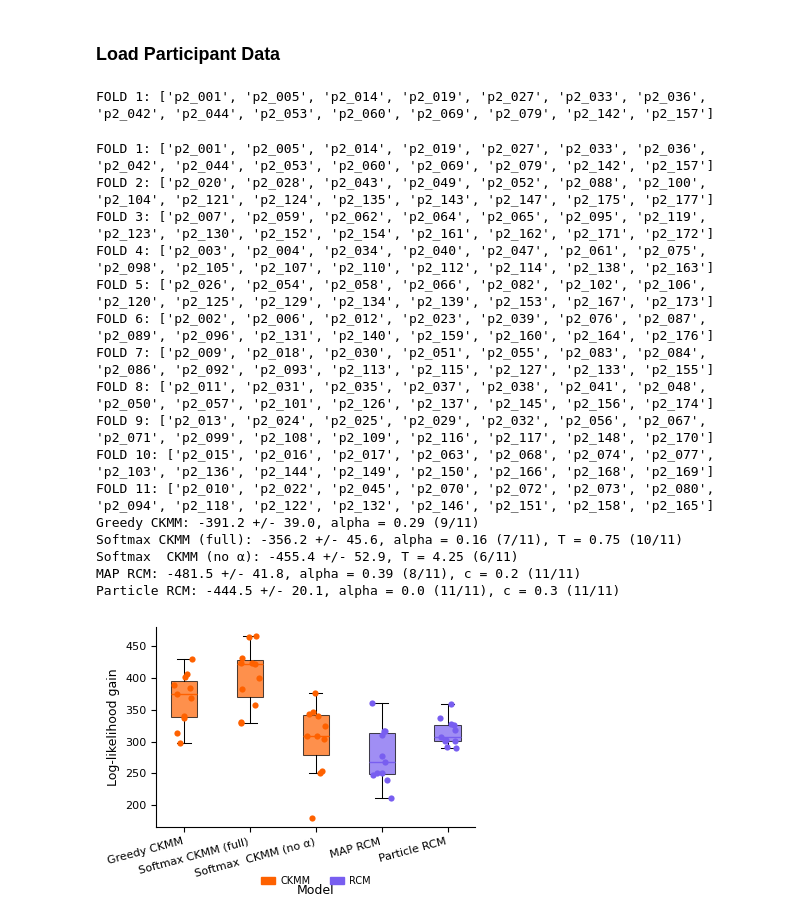
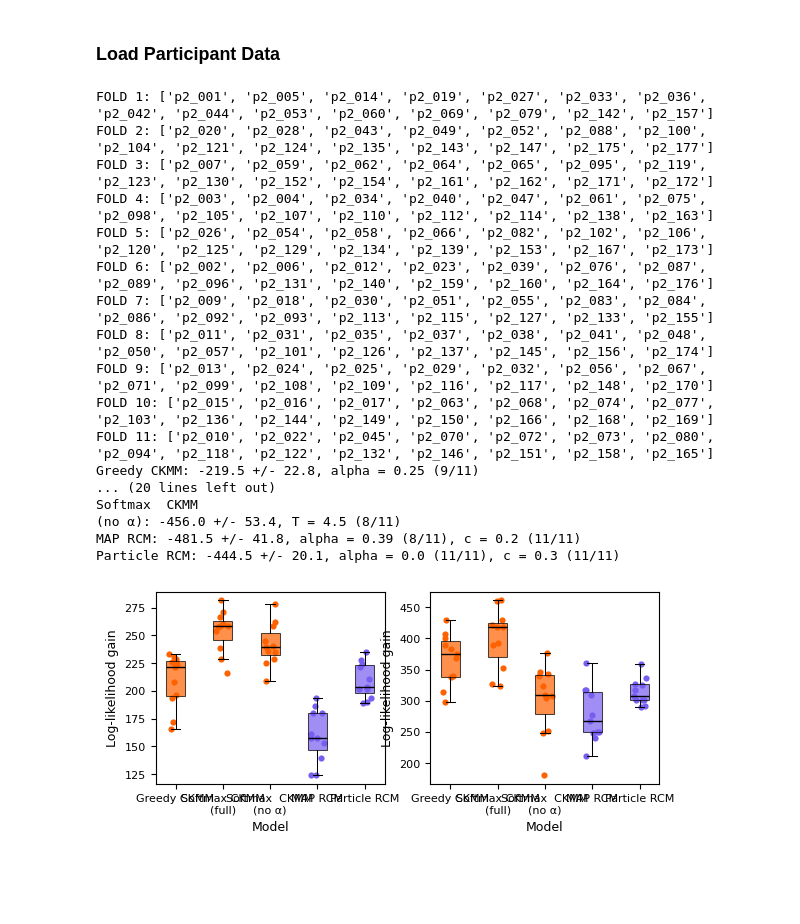
Before and after one commit to katie-warburton/Sequence-Effects-in-Hierarchical-Category-Systems, a Jupyter notebook: Model Comparison.ipynb, the cells around one changed output. Saved outputs shown, nothing was run; the diff lists cells and outputs as text; code cells hidden in the pictures; blank space fills up the shorter version.

Commit message:
save online in case :0

```diff
--- a/Model Comparison.ipynb
+++ b/Model Comparison.ipynb
@@ -221,26 +222,32 @@ item_values = [np.array([val]) for val in item_values.tolist()]
 
 folds = 11
 # %%
-lls2, params2, ns2 = k_fold_cross_validation(ocs_data2, rcm_data2, (alphas, c_vals, temps), 2, item_values, folds, save=True)
+fig, axes = plt.subplots(1, 2, figsize=(6.5, 2.5))
+lls2, params2, ns2= k_fold_cross_validation(ocs_data2, rcm_data2, (alphas, c_vals, temps), 2, item_values, folds, save=True, ax=axes[0])
+lls3, params3, ns3 = k_fold_cross_validation(ocs_data3, rcm_data3, (alphas, c_vals, temps), 3, item_values, folds, save=True, ax=axes[1])
+axes[0].set_ylim(100, 300)
+axes[0].set_yticks([100, 150, 200, 250, 300])
+axes[0].yaxis.set_minor_locator(AutoMinorLocator(2))
+
+axes[1].set_ylim(100, 500)
+axes[1].set_yticks([100, 200, 300, 400, 500])
+axes[1].yaxis.set_minor_locator(AutoMinorLocator(2))
 # %% [output]
 FOLD 1: ['p2_001', 'p2_005', 'p2_014', 'p2_019', 'p2_027', 'p2_033', 'p2_036', 'p2_042', 'p2_044', 'p2_053', 'p2_060', 'p2_069', 'p2_079', 'p2_142', 'p2_157']
+FOLD 2: ['p2_020', 'p2_028', 'p2_043', 'p2_049', 'p2_052', 'p2_088', 'p2_100', 'p2_104', 'p2_121', 'p2_124', 'p2_135', 'p2_143', 'p2_147', 'p2_175', 'p2_177']
+FOLD 3: ['p2_007', 'p2_059', 'p2_062', 'p2_064', 'p2_065', 'p2_095', 'p2_119', 'p2_123', 'p2_130', 'p2_152', 'p2_154', 'p2_161', 'p2_162', 'p2_171', 'p2_172']
+FOLD 4: ['p2_003', 'p2_004', 'p2_034', 'p2_040', 'p2_047', 'p2_061', 'p2_075', 'p2_098', 'p2_105', 'p2_107', 'p2_110', 'p2_112', 'p2_114', 'p2_138', 'p2_163']
+FOLD 5: ['p2_026', 'p2_054', 'p2_058', 'p2_066', 'p2_082', 'p2_102', 'p2_106', 'p2_120', 'p2_125', 'p2_129', 'p2_134', 'p2_139', 'p2_153', 'p2_167', 'p2_173']
+FOLD 6: ['p2_002', 'p2_006', 'p2_012', 'p2_023', 'p2_039', 'p2_076', 'p2_087', 'p2_089', 'p2_096', 'p2_131', 'p2_140', 'p2_159', 'p2_160', 'p2_164', 'p2_176']
+FOLD 7: ['p2_009', 'p2_018', 'p2_030', 'p2_051', 'p2_055', 'p2_083', 'p2_084', 'p2_086', 'p2_092', 'p2_093', 'p2_113', 'p2_115', 'p2_127', 'p2_133', 'p2_155']
+FOLD 8: ['p2_011', 'p2_031', 'p2_035', 'p2_037', 'p2_038', 'p2_041', 'p2_048', 'p2_050', 'p2_057', 'p2_101', 'p2_126', 'p2_137', 'p2_145', 'p2_156', 'p2_174']
+FOLD 9: ['p2_013', 'p2_024', 'p2_025', 'p2_029', 'p2_032', 'p2_056', 'p2_067', 'p2_071', 'p2_099', 'p2_108', 'p2_109', 'p2_116', 'p2_117', 'p2_148', 'p2_170']
+FOLD 10: ['p2_015', 'p2_016', 'p2_017', 'p2_063', 'p2_068', 'p2_074', 'p2_077', 'p2_103', 'p2_136', 'p2_144', 'p2_149', 'p2_150', 'p2_166', 'p2_168', 'p2_169']
+FOLD 11: ['p2_010', 'p2_022', 'p2_045', 'p2_070', 'p2_072', 'p2_073', 'p2_080', 'p2_094', 'p2_118', 'p2_122', 'p2_132', 'p2_146', 'p2_151', 'p2_158', 'p2_165']
+Greedy CKMM: -219.5 +/- 22.8, alpha = 0.25 (9/11)
+... (20 lines left out)
+Softmax  CKMM
+(no α): -456.0 +/- 53.4, T = 4.5 (8/11)
+MAP RCM: -481.5 +/- 41.8, alpha = 0.39 (8/11), c = 0.2 (11/11)
+Particle RCM: -444.5 +/- 20.1, alpha = 0.0 (11/11), c = 0.3 (11/11)
+[figure, added]
-# %%
-lls3, params3, ns3 = k_fold_cross_validation(ocs_data3, rcm_data3, (alphas, c_vals, temps), 3, item_values, folds, save=True)
-# %% [output]
-FOLD 1: ['p2_001', 'p2_005', 'p2_014', 'p2_019', 'p2_027', 'p2_033', 'p2_036', 'p2_042', 'p2_044', 'p2_053', 'p2_060', 'p2_069', 'p2_079', 'p2_142', 'p2_157']
-FOLD 2: ['p2_020', 'p2_028', 'p2_043', 'p2_049', 'p2_052', 'p2_088', 'p2_100', 'p2_104', 'p2_121', 'p2_124', 'p2_135', 'p2_143', 'p2_147', 'p2_175', 'p2_177']
-FOLD 3: ['p2_007', 'p2_059', 'p2_062', 'p2_064', 'p2_065', 'p2_095', 'p2_119', 'p2_123', 'p2_130', 'p2_152', 'p2_154', 'p2_161', 'p2_162', 'p2_171', 'p2_172']
-FOLD 4: ['p2_003', 'p2_004', 'p2_034', 'p2_040', 'p2_047', 'p2_061', 'p2_075', 'p2_098', 'p2_105', 'p2_107', 'p2_110', 'p2_112', 'p2_114', 'p2_138', 'p2_163']
-FOLD 5: ['p2_026', 'p2_054', 'p2_058', 'p2_066', 'p2_082', 'p2_102', 'p2_106', 'p2_120', 'p2_125', 'p2_129', 'p2_134', 'p2_139', 'p2_153', 'p2_167', 'p2_173']
-FOLD 6: ['p2_002', 'p2_006', 'p2_012', 'p2_023', 'p2_039', 'p2_076', 'p2_087', 'p2_089', 'p2_096', 'p2_131', 'p2_140', 'p2_159', 'p2_160', 'p2_164', 'p2_176']
-FOLD 7: ['p2_009', 'p2_018', 'p2_030', 'p2_051', 'p2_055', 'p2_083', 'p2_084', 'p2_086', 'p2_092', 'p2_093', 'p2_113', 'p2_115', 'p2_127', 'p2_133', 'p2_155']
-FOLD 8: ['p2_011', 'p2_031', 'p2_035', 'p2_037', 'p2_038', 'p2_041', 'p2_048', 'p2_050', 'p2_057', 'p2_101', 'p2_126', 'p2_137', 'p2_145', 'p2_156', 'p2_174']
-FOLD 9: ['p2_013', 'p2_024', 'p2_025', 'p2_029', 'p2_032', 'p2_056', 'p2_067', 'p2_071', 'p2_099', 'p2_108', 'p2_109', 'p2_116', 'p2_117', 'p2_148', 'p2_170']
-FOLD 10: ['p2_015', 'p2_016', 'p2_017', 'p2_063', 'p2_068', 'p2_074', 'p2_077', 'p2_103', 'p2_136', 'p2_144', 'p2_149', 'p2_150', 'p2_166', 'p2_168', 'p2_169']
-FOLD 11: ['p2_010', 'p2_022', 'p2_045', 'p2_070', 'p2_072', 'p2_073', 'p2_080', 'p2_094', 'p2_118', 'p2_122', 'p2_132', 'p2_146', 'p2_151', 'p2_158', 'p2_165']
-Greedy CKMM: -391.2 +/- 39.0, alpha = 0.29 (9/11)
-Softmax CKMM (full): -356.2 +/- 45.6, alpha = 0.16 (7/11), T = 0.75 (10/11)
-Softmax  CKMM (no α): -455.4 +/- 52.9, T = 4.25 (6/11)
-MAP RCM: -481.5 +/- 41.8, alpha = 0.39 (8/11), c = 0.2 (11/11)
-Particle RCM: -444.5 +/- 20.1, alpha = 0.0 (11/11), c = 0.3 (11/11)
-[figure, removed]
```
Also changed, not shown: parts of 4 cells of this notebook, 12 other files.
